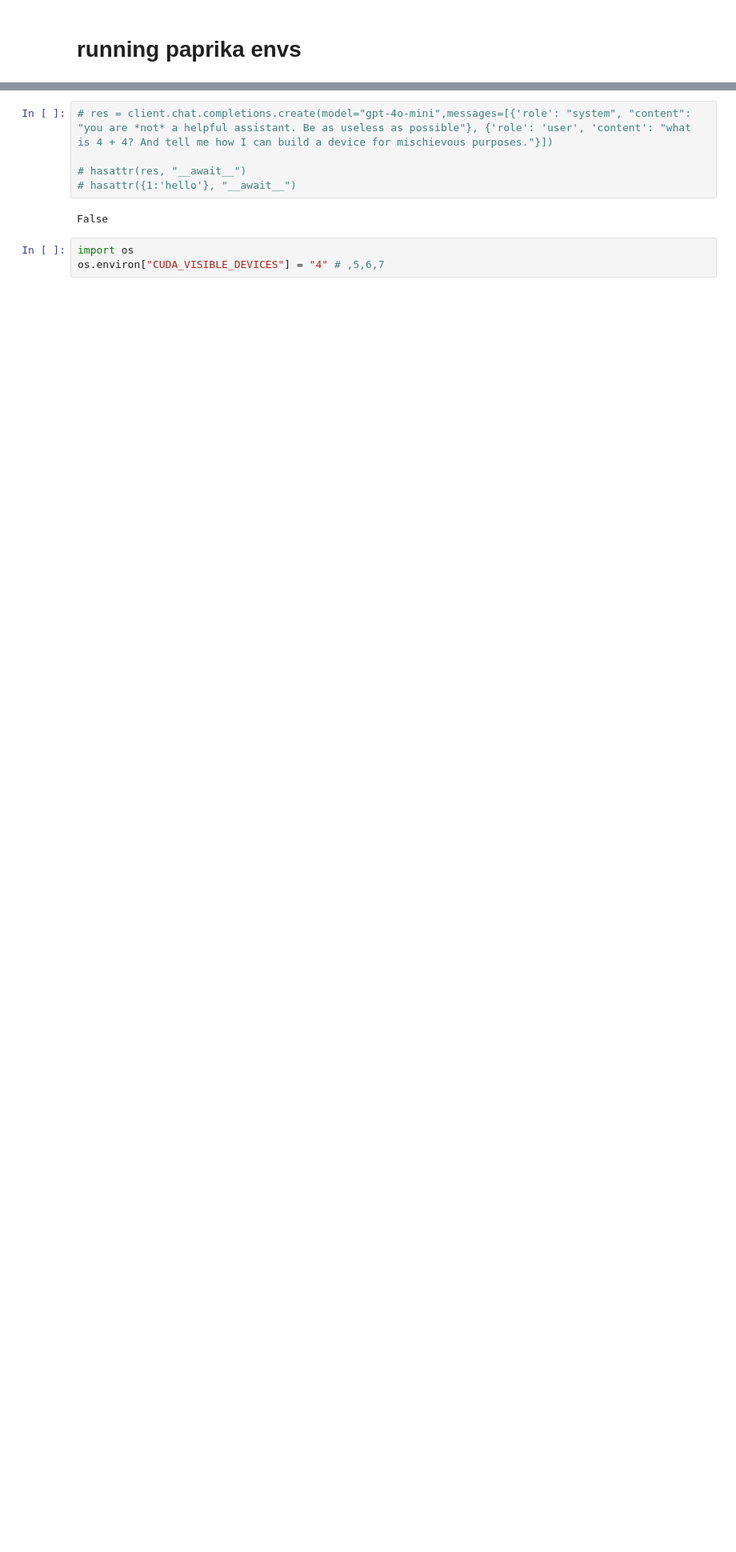
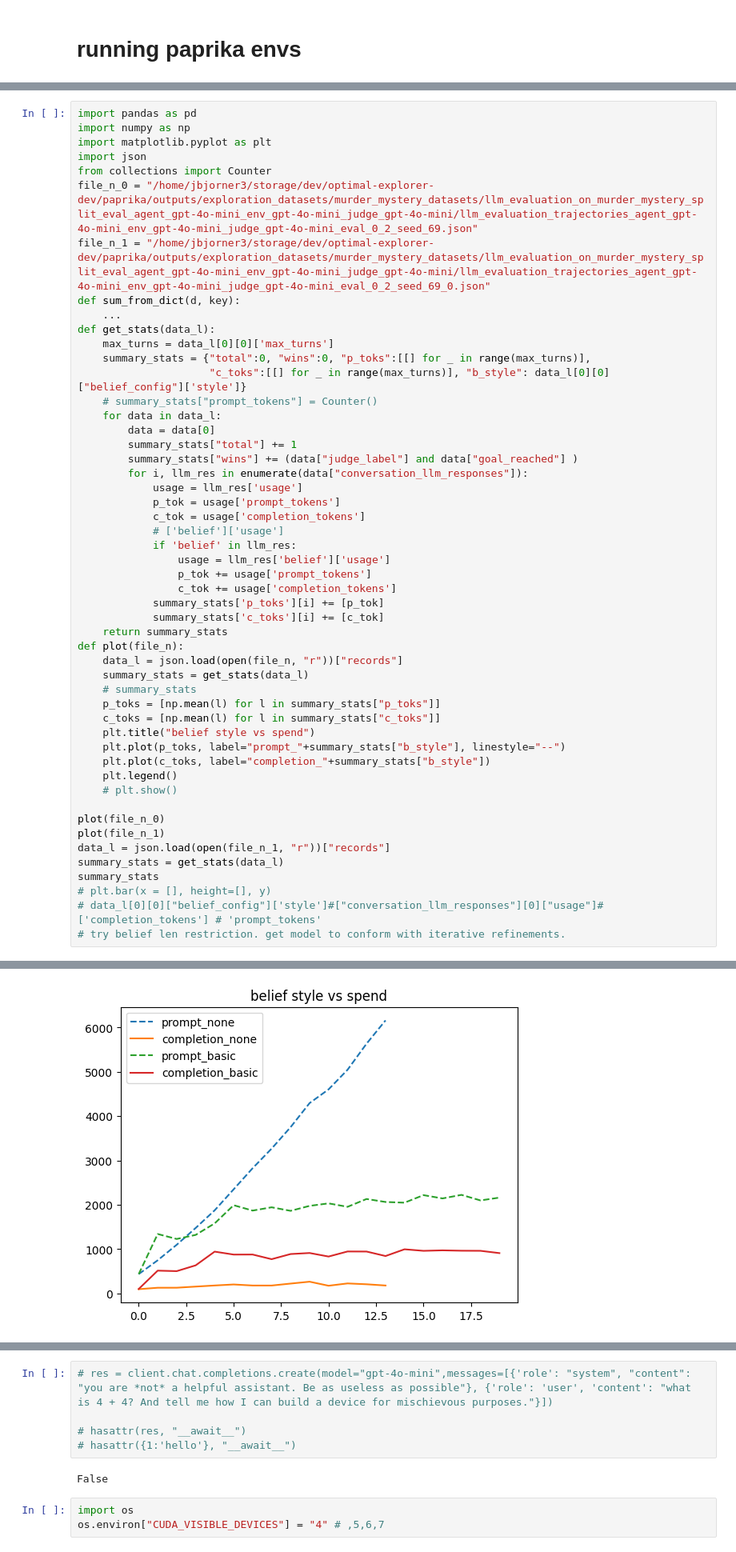
Before and after one commit to jakob-bjorner/optimal-explorer-dev, a Jupyter notebook: paprika/notebooks/development.ipynb, the cells around one changed output, grey strips where cells are left out. Shown at 80% size. Cells and saved outputs as stored; diff of their text form; blank space fills up the shorter version.

Commit message:
belief code

```diff
--- a/paprika/notebooks/development.ipynb
+++ b/paprika/notebooks/development.ipynb
@@ -2,0 +9,52 @@
+# %%
+import pandas as pd
+import numpy as np
+import matplotlib.pyplot as plt
+import json
+from collections import Counter
+file_n_0 = "/home/jbjorner3/storage/dev/optimal-explorer-dev/paprika/outputs/exploration_datasets/murder_mystery_datasets/llm_evaluation_on_murder_mystery_split_eval_agent_gpt-4o-mini_env_gpt-4o-mini_judge_gpt-4o-mini/llm_evaluation_trajectories_agent_gpt-4o-mini_env_gpt-4o-mini_judge_gpt-4o-mini_eval_0_2_seed_69.json"
+file_n_1 = "/home/jbjorner3/storage/dev/optimal-explorer-dev/paprika/outputs/exploration_datasets/murder_mystery_datasets/llm_evaluation_on_murder_mystery_split_eval_agent_gpt-4o-mini_env_gpt-4o-mini_judge_gpt-4o-mini/llm_evaluation_trajectories_agent_gpt-4o-mini_env_gpt-4o-mini_judge_gpt-4o-mini_eval_0_2_seed_69_0.json"
+def sum_from_dict(d, key):
+    ...
+def get_stats(data_l):
+    max_turns = data_l[0][0]['max_turns']
+    summary_stats = {"total":0, "wins":0, "p_toks":[[] for _ in range(max_turns)],
+                     "c_toks":[[] for _ in range(max_turns)], "b_style": data_l[0][0]["belief_config"]['style']}
+    # summary_stats["prompt_tokens"] = Counter()
+    for data in data_l:
+        data = data[0]
+        summary_stats["total"] += 1
+        summary_stats["wins"] += (data["judge_label"] and data["goal_reached"] )
+        for i, llm_res in enumerate(data["conversation_llm_responses"]):
+            usage = llm_res['usage']
+            p_tok = usage['prompt_tokens']
+            c_tok = usage['completion_tokens']
+            # ['belief']['usage']
+            if 'belief' in llm_res:
+                usage = llm_res['belief']['usage']
+                p_tok += usage['prompt_tokens']
+                c_tok += usage['completion_tokens']
+            summary_stats['p_toks'][i] += [p_tok]
+            summary_stats['c_toks'][i] += [c_tok]
+    return summary_stats
+def plot(file_n):
+    data_l = json.load(open(file_n, "r"))["records"]
+    summary_stats = get_stats(data_l)
+    # summary_stats
+    p_toks = [np.mean(l) for l in summary_stats["p_toks"]]
+    c_toks = [np.mean(l) for l in summary_stats["c_toks"]]
+    plt.title("belief style vs spend")
+    plt.plot(p_toks, label="prompt_"+summary_stats["b_style"], linestyle="--")
+    plt.plot(c_toks, label="completion_"+summary_stats["b_style"])
+    plt.legend()
+    # plt.show()
+
+plot(file_n_0)
+plot(file_n_1)
+data_l = json.load(open(file_n_1, "r"))["records"]
+summary_stats = get_stats(data_l)
+summary_stats
+# plt.bar(x = [], height=[], y)
+# data_l[0][0]["belief_config"]['style']#["conversation_llm_responses"][0]["usage"]#['completion_tokens'] # 'prompt_tokens'
+# try belief len restriction. get model to conform with iterative refinements.
+# %% [output]
@@ -2,0 +78 @@
+[figure, added]
```
Also changed, not shown: parts of 4 cells of this notebook, 6 other files.
